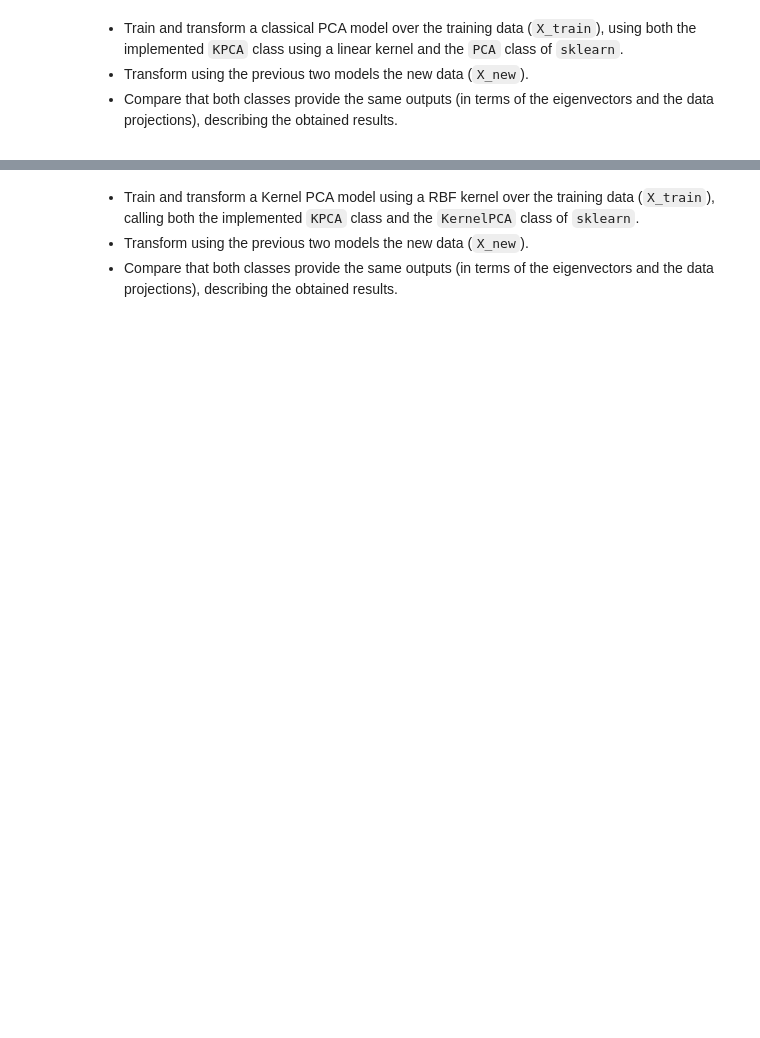
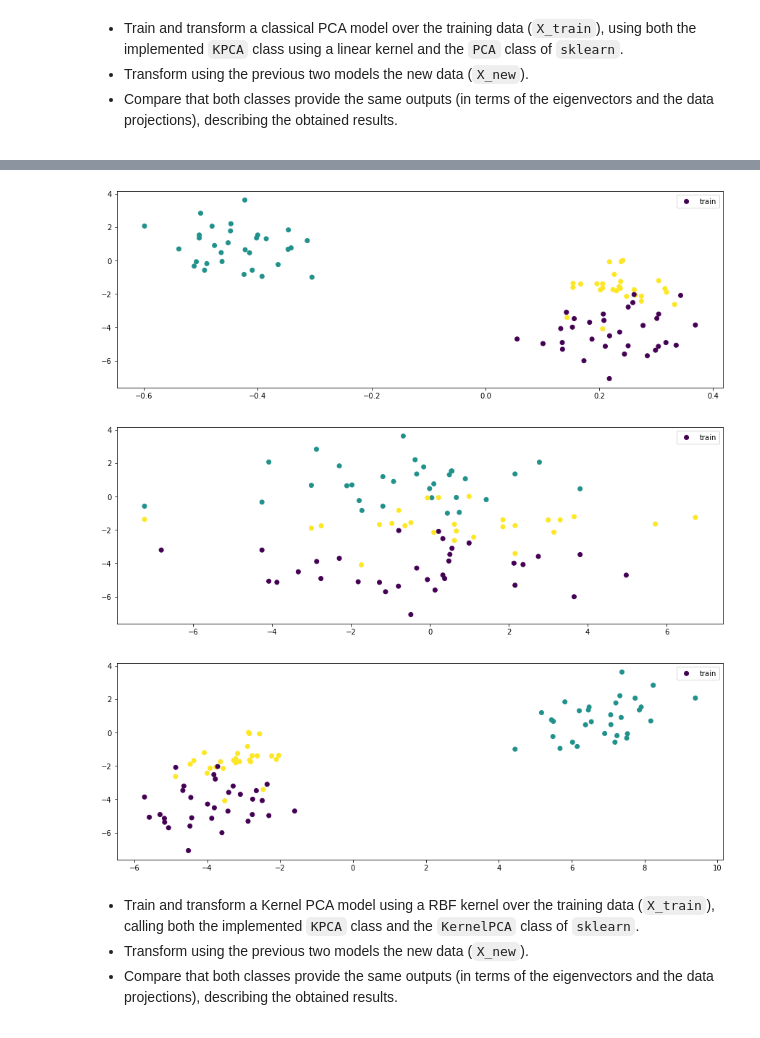
Before and after one commit to BlancaCC/MetodoAvanzadosAprendizajeAutomatico, a Jupyter notebook: DimensionReduction/MAAA-22_23-KPCA_Qst.ipynb, the cells around one changed output, grey strips where cells are left out. Cells and saved outputs as stored; diff of their text form; code cells hidden in the pictures; blank space fills up the shorter version.

```diff
--- a/DimensionReduction/MAAA-22_23-KPCA_Qst.ipynb
+++ b/DimensionReduction/MAAA-22_23-KPCA_Qst.ipynb
@@ -208,11 +199,14 @@ n_components=1
 model_my = KPCA(n_components=n_components, kernel='linear')
 model_sk = PCA(n_components=n_components)
 
-# Training of the models (complete).
-# ...
+# Training of the model
+model_my.fit(X_train)
+model_sk.fit(X_train)
 
 # Comparative of the eigenvectors (complete).
 # ...
+print('sklearn',model_sk.components_)
+print('sklearn',model_my.a_escalada)
+#print('my model', model_my.a_escalada[:3][:3])
 
-# Comparative of the projections (complete).
-# ...
+# Comparative of the projections
@@ -219,3 +231,25 @@ model_sk = PCA(n_components=n_components)
+# %%
+
+plt.scatter(model_my.transform(X_train), X_train[:,1],c=y_train, label='train')
+#plt.scatter(X_new[:,0], X_new[:,1], c=y_new, marker='s', label='new')
+plt.legend()
+plt.show()
+
+plt.scatter(model_my.fit_transform(X_train), X_train[:,1],c=y_train, label='train')
+#plt.scatter(X_new[:,0], X_new[:,1], c=y_new, marker='s', label='new')
+plt.legend()
+plt.show()
+
+
+# PCA
+plt.scatter(model_sk.transform(X_train), X_train[:,1],c=y_train, label='train')
+#plt.scatter(X_new[:,0], X_new[:,1], c=y_new, marker='s', label='new')
+plt.legend()
+plt.show()
+# %% [output]
+[figure, added]
+[figure, added]
+[figure, added]
 # %% [markdown]
 <div class="qst">
 
```
Also changed, not shown: parts of 7 cells of this notebook.
